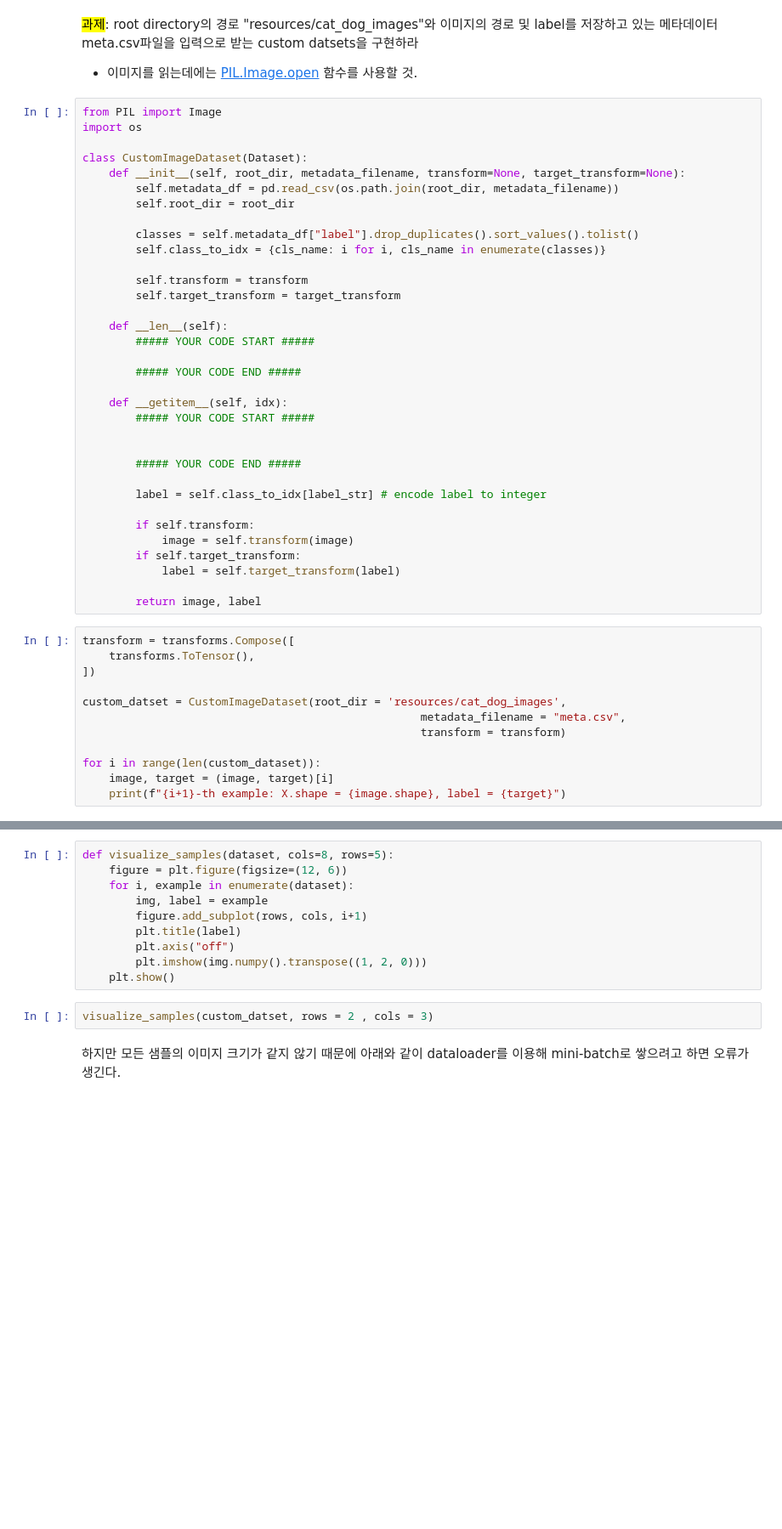
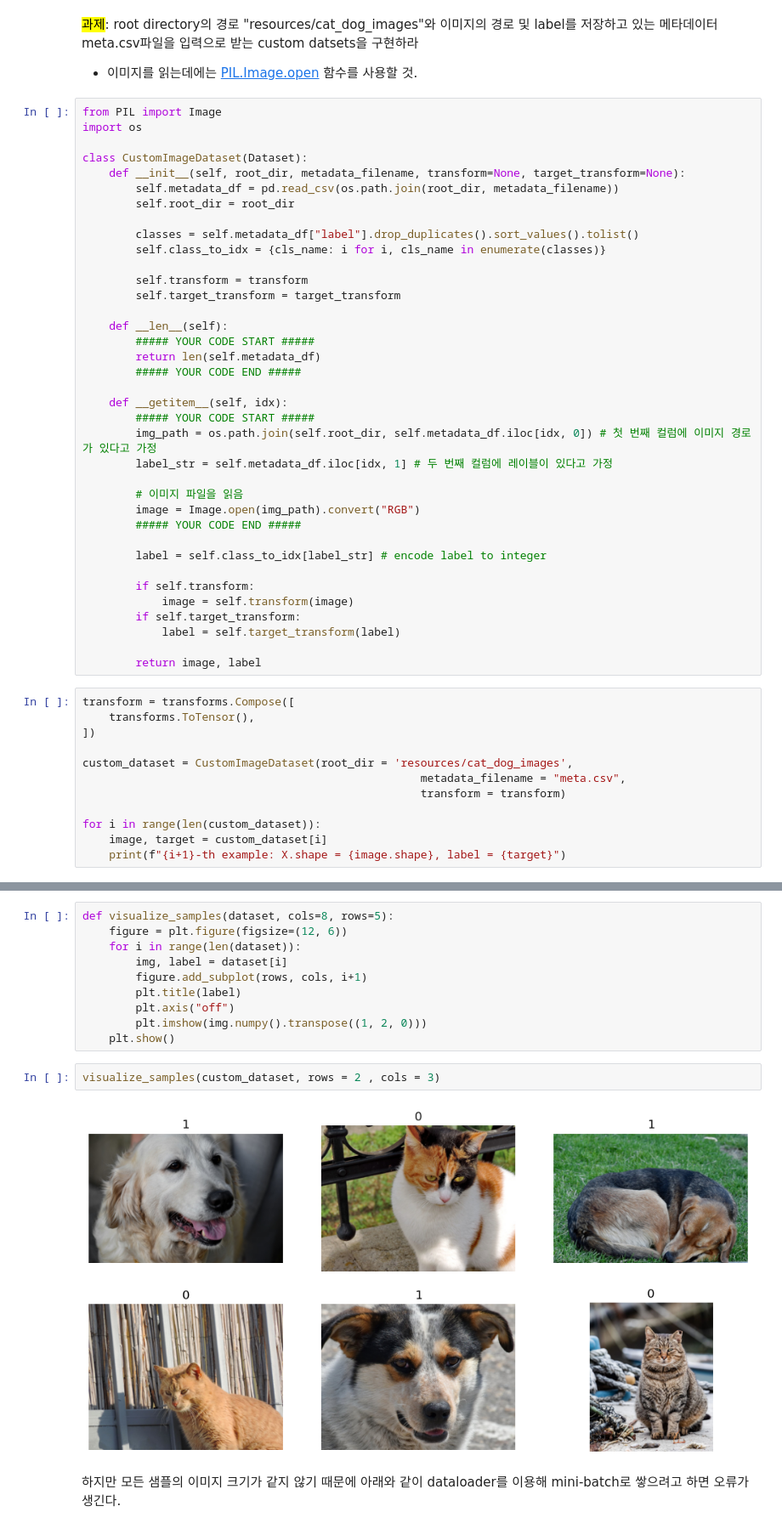
Before and after one commit to ClearSky001/Deep_Learning_and_its_Application_2, a Jupyter notebook: lab_03/lab_03_cnn.ipynb, the cells around one changed output, grey strips where cells are left out. Shown at 85% size. Drawn from its saved outputs; the diff is of its cells as text; blank space fills up the shorter version.

```diff
--- a/lab_03/lab_03_cnn.ipynb
+++ b/lab_03/lab_03_cnn.ipynb
@@ -88,13 +88,16 @@ class CustomImageDataset(Dataset):
 
     def __len__(self):
         ##### YOUR CODE START #####
-
+        return len(self.metadata_df)
         ##### YOUR CODE END #####
 
     def __getitem__(self, idx):
         ##### YOUR CODE START #####
+        img_path = os.path.join(self.root_dir, self.metadata_df.iloc[idx, 0]) # 첫 번째 컬럼에 이미지 경로가 있다고 가정
+        label_str = self.metadata_df.iloc[idx, 1] # 두 번째 컬럼에 레이블이 있다고 가정
 
-
+        # 이미지 파일을 읽음
+        image = Image.open(img_path).convert("RGB")
         ##### YOUR CODE END #####
 
         label = self.class_to_idx[label_str] # encode label to integer
@@ -110,10 +113,10 @@ transform = transforms.Compose([
     transforms.ToTensor(),
 ])
 
-custom_datset = CustomImageDataset(root_dir = 'resources/cat_dog_images',
+custom_dataset = CustomImageDataset(root_dir = 'resources/cat_dog_images',
                                                    metadata_filename = "meta.csv",
                                                    transform = transform)
 
 for i in range(len(custom_dataset)):
-    image, target = (image, target)[i]
+    image, target = custom_dataset[i]
     print(f"{i+1}-th example: X.shape = {image.shape}, label = {target}")
@@ -120,15 +130,17 @@ for i in range(len(custom_dataset)):
 # %%
 def visualize_samples(dataset, cols=8, rows=5):
     figure = plt.figure(figsize=(12, 6))
-    for i, example in enumerate(dataset):
-        img, label = example
+    for i in range(len(dataset)):
+        img, label = dataset[i]
         figure.add_subplot(rows, cols, i+1)
         plt.title(label)
         plt.axis("off")
         plt.imshow(img.numpy().transpose((1, 2, 0)))
     plt.show()
 # %%
-visualize_samples(custom_datset, rows = 2 , cols = 3)
+visualize_samples(custom_dataset, rows = 2 , cols = 3)
+# %% [output]
+[figure, added]
 # %% [markdown]
 하지만 모든 샘플의 이미지 크기가 같지 않기 때문에 아래와 같이 dataloader를 이용해 mini-batch로 쌓으려고 하면 오류가 생긴다.
 # %%
```
Also changed, not shown: parts of 21 cells of this notebook.
